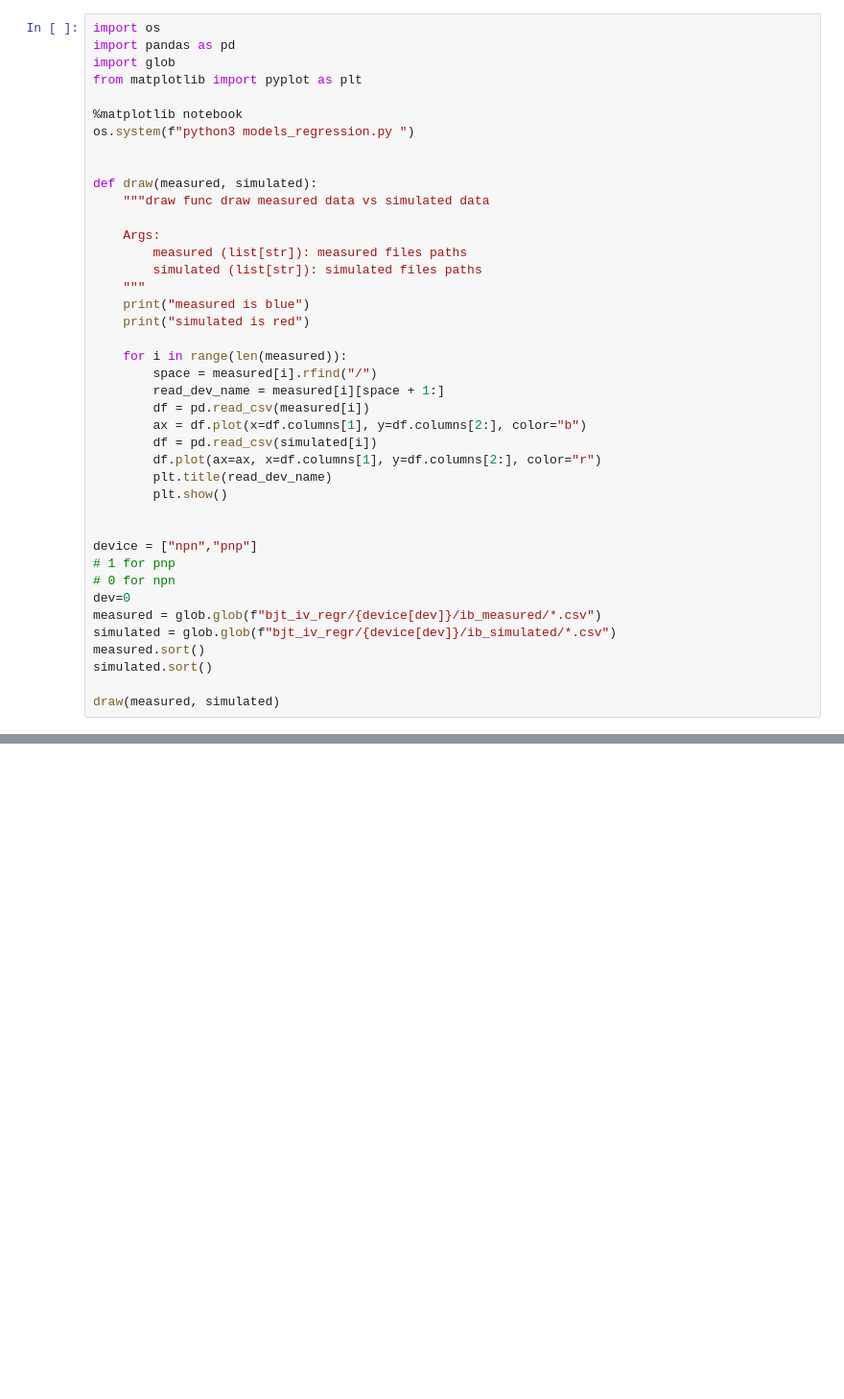
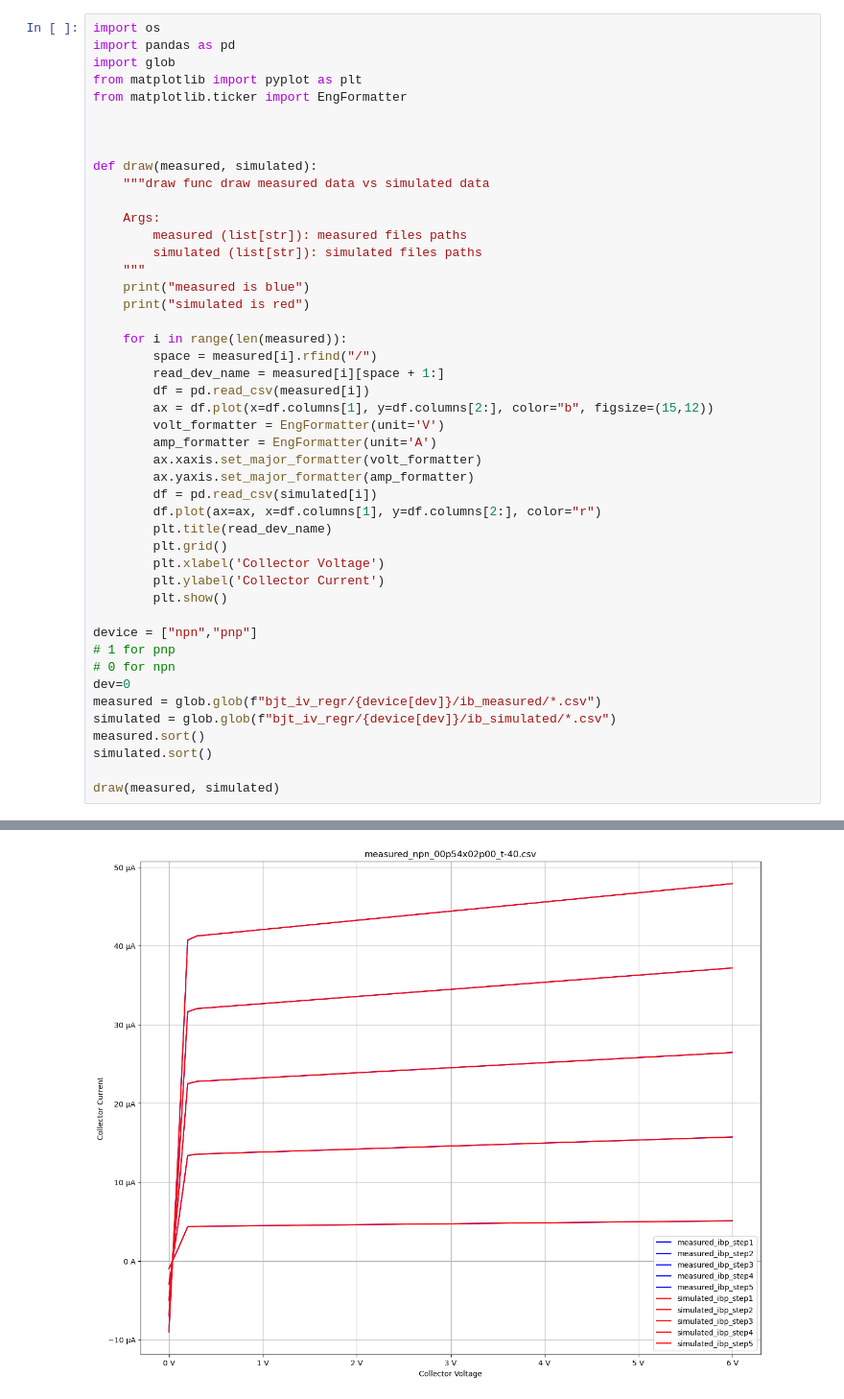
Before and after one commit to google/globalfoundries-pdk-libs-gf180mcu_fd_pr, a Jupyter notebook: models/ngspice/testing/regression/bjt_iv/plotting.ipynb, the cells around one changed output, grey strips where cells are left out. Shown at 96% size. Cells and saved outputs as stored; diff of their text form; blank space fills up the shorter version.

Commit message:
change all plots to engineering format and add notebook to mos

```diff
--- a/models/ngspice/testing/regression/bjt_iv/plotting.ipynb
+++ b/models/ngspice/testing/regression/bjt_iv/plotting.ipynb
@@ -3,9 +3,8 @@ import os
 import pandas as pd
 import glob
 from matplotlib import pyplot as plt
+from matplotlib.ticker import EngFormatter
 
-%matplotlib notebook
-os.system(f"python3 models_regression.py ")
 
 
 def draw(measured, simulated):
@@ -22,12 +21,18 @@ def draw(measured, simulated):
         space = measured[i].rfind("/")
         read_dev_name = measured[i][space + 1:]
         df = pd.read_csv(measured[i])
-        ax = df.plot(x=df.columns[1], y=df.columns[2:], color="b")
+        ax = df.plot(x=df.columns[1], y=df.columns[2:], color="b", figsize=(15,12))
+        volt_formatter = EngFormatter(unit='V')
+        amp_formatter = EngFormatter(unit='A')
+        ax.xaxis.set_major_formatter(volt_formatter)
+        ax.yaxis.set_major_formatter(amp_formatter)
         df = pd.read_csv(simulated[i])
         df.plot(ax=ax, x=df.columns[1], y=df.columns[2:], color="r")
         plt.title(read_dev_name)
+        plt.grid()
+        plt.xlabel('Collector Voltage')
+        plt.ylabel('Collector Current')
         plt.show()
-
 
 device = ["npn","pnp"]
 # 1 for pnp
@@ -39,3 +44,4 @@ measured.sort()
 simulated.sort()
 
 draw(measured, simulated)
+# %% [output]
@@ -41,0 +50 @@ draw(measured, simulated)
+[figure, added]
```
Also changed, not shown: parts of 1 cell of this notebook, 9 other files.
